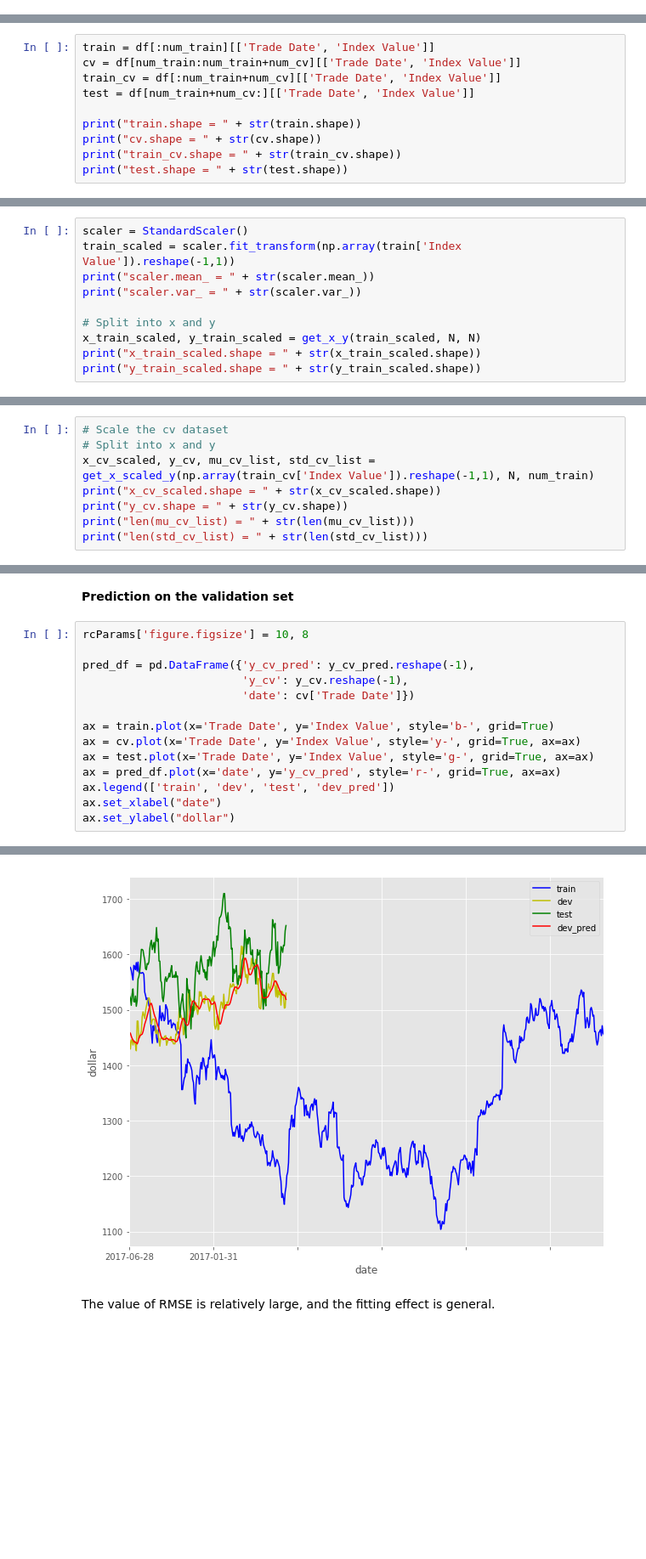
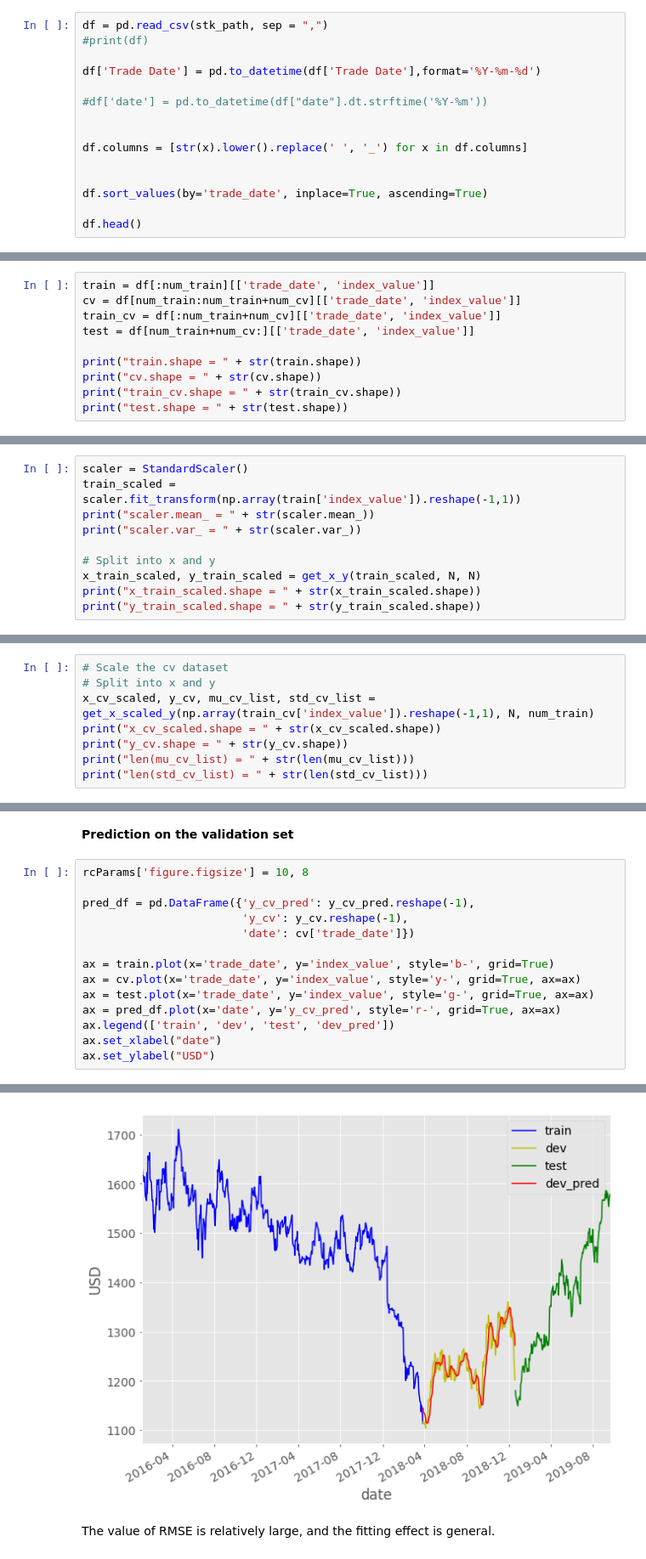
Before and after one commit to aharriechen/hello-world, a Jupyter notebook: ass2.ipynb, the cells around one changed output, grey strips where cells are left out. Shown at 85% size. Cells and saved outputs as stored; diff of their text form; blank space fills up the shorter version.

```diff
--- a/ass2.ipynb
+++ b/ass2.ipynb
@@ -105,0 +220,15 @@ df.head()
+# %%
+df = pd.read_csv(stk_path, sep = ",")
+#print(df)
+
+df['Trade Date'] = pd.to_datetime(df['Trade Date'],format='%Y-%m-%d')
+
+#df['date'] = pd.to_datetime(df["date"].dt.strftime('%Y-%m'))
+
+
+df.columns = [str(x).lower().replace(' ', '_') for x in df.columns]
+
+
+df.sort_values(by='trade_date', inplace=True, ascending=True)
+
+df.head()
@@ -141,10 +281,10 @@ num_test = 187
 # %% [markdown]
 **Cut the data set, leaving only the date and Index value**
 # %%
-train = df[:num_train][['Trade Date', 'Index Value']]
-cv = df[num_train:num_train+num_cv][['Trade Date', 'Index Value']]
-train_cv = df[:num_train+num_cv][['Trade Date', 'Index Value']]
-test = df[num_train+num_cv:][['Trade Date', 'Index Value']]
+train = df[:num_train][['trade_date', 'index_value']]
+cv = df[num_train:num_train+num_cv][['trade_date', 'index_value']]
+train_cv = df[:num_train+num_cv][['trade_date', 'index_value']]
+test = df[num_train+num_cv:][['trade_date', 'index_value']]
 
 print("train.shape = " + str(train.shape))
 print("cv.shape = " + str(cv.shape))
@@ -159,7 +299,7 @@ test.shape = (187, 2)
 **The training set**
 # %%
 scaler = StandardScaler()
-train_scaled = scaler.fit_transform(np.array(train['Index Value']).reshape(-1,1))
+train_scaled = scaler.fit_transform(np.array(train['index_value']).reshape(-1,1))
 print("scaler.mean_ = " + str(scaler.mean_))
 print("scaler.var_ = " + str(scaler.var_))
 
@@ -177,7 +317,7 @@ y_train_scaled.shape = (556, 1)
 # %%
 # Scale the cv dataset
 # Split into x and y
-x_cv_scaled, y_cv, mu_cv_list, std_cv_list = get_x_scaled_y(np.array(train_cv['Index Value']).reshape(-1,1), N, num_train)
+x_cv_scaled, y_cv, mu_cv_list, std_cv_list = get_x_scaled_y(np.array(train_cv['index_value']).reshape(-1,1), N, num_train)
 print("x_cv_scaled.shape = " + str(x_cv_scaled.shape))
 print("y_cv.shape = " + str(y_cv.shape))
 print("len(mu_cv_list) = " + str(len(mu_cv_list)))
@@ -284,13 +414,13 @@ rcParams['figure.figsize'] = 10, 8
 
 pred_df = pd.DataFrame({'y_cv_pred': y_cv_pred.reshape(-1),
                         'y_cv': y_cv.reshape(-1),
-                        'date': cv['Trade Date']})
+                        'date': cv['trade_date']})
 
-ax = train.plot(x='Trade Date', y='Index Value', style='b-', grid=True)
-ax = cv.plot(x='Trade Date', y='Index Value', style='y-', grid=True, ax=ax)
-ax = test.plot(x='Trade Date', y='Index Value', style='g-', grid=True, ax=ax)
+ax = train.plot(x='trade_date', y='index_value', style='b-', grid=True)
+ax = cv.plot(x='trade_date', y='index_value', style='y-', grid=True, ax=ax)
+ax = test.plot(x='trade_date', y='index_value', style='g-', grid=True, ax=ax)
 ax = pred_df.plot(x='date', y='y_cv_pred', style='r-', grid=True, ax=ax)
 ax.legend(['train', 'dev', 'test', 'dev_pred'])
 ax.set_xlabel("date")
-ax.set_ylabel("dollar")
+ax.set_ylabel("USD")
 # %% [output]
@@ -298,4 +428,4 @@ Text(0,0.5,'dollar')
-[figure, old version]
+[figure, new version]
 # %% [markdown]
 The value of RMSE is relatively large, and the fitting effect is general.
 # %% [markdown]
```
Also changed, not shown: parts of 67 cells of this notebook.
